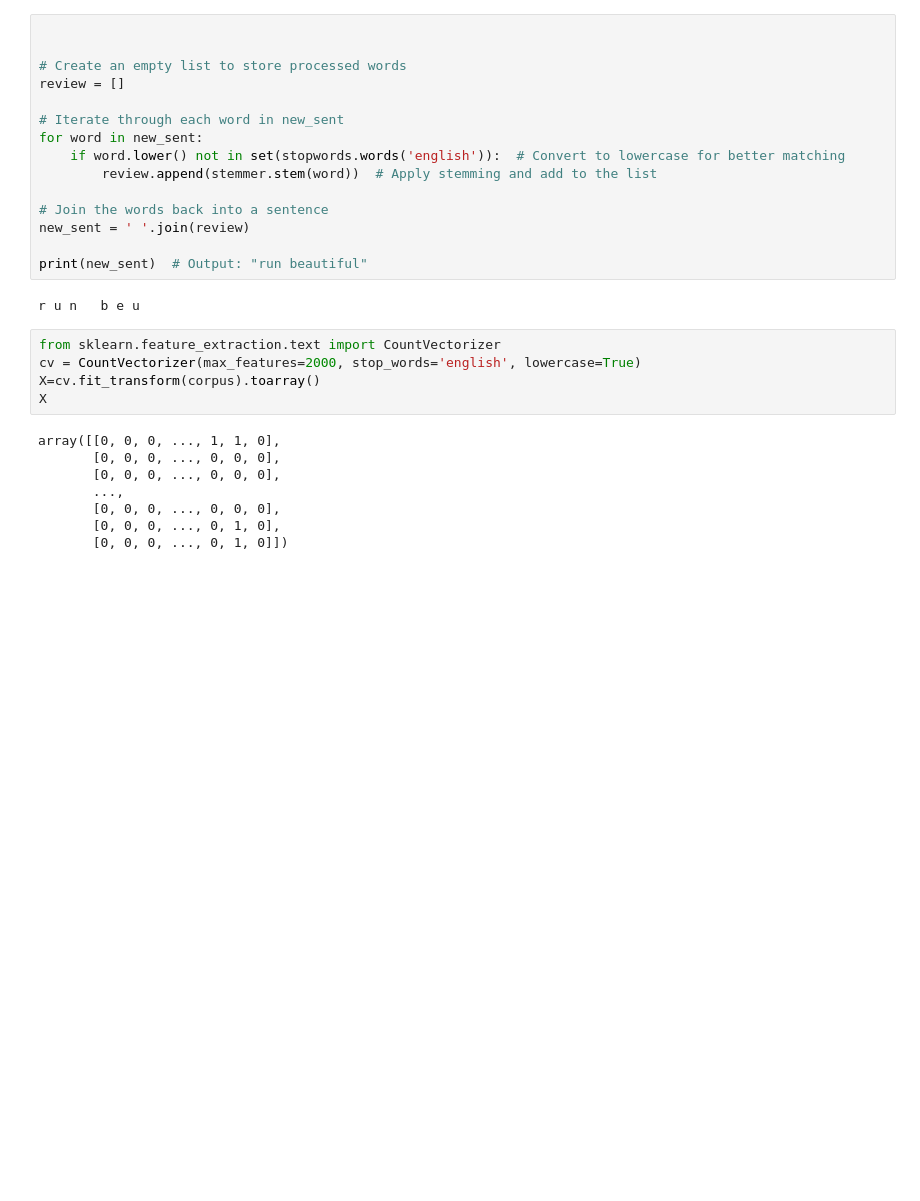
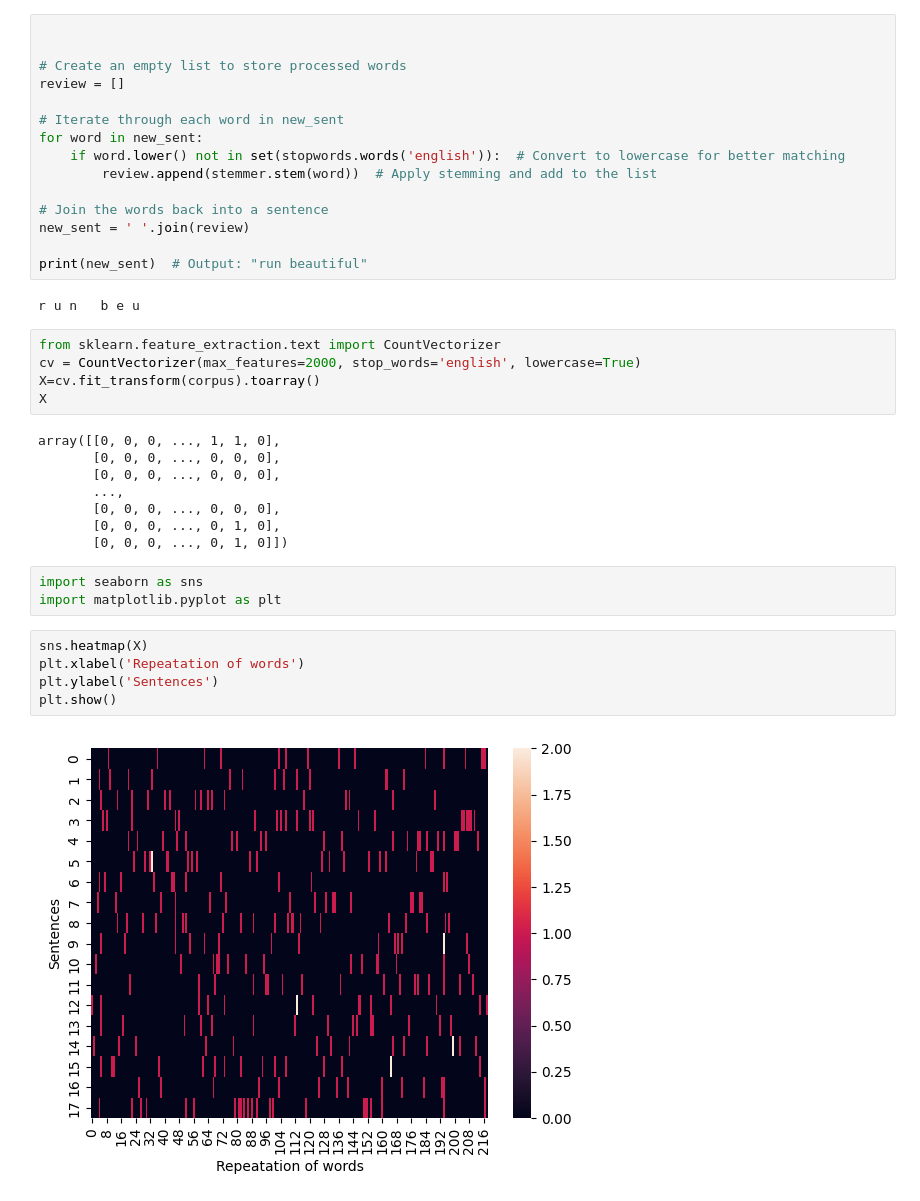
Before and after one commit to man0045/Natural_Language_Processing, a Jupyter notebook: BOW_Practice.ipynb, the cells around one changed output. Drawn from its saved outputs; the diff is of its cells as text; blank space fills up the shorter version.

```diff
--- a/BOW_Practice.ipynb
+++ b/BOW_Practice.ipynb
@@ -86,3 +86,13 @@ array([[0, 0, 0, ..., 1, 1, 0],
        [0, 0, 0, ..., 0, 0, 0],
        [0, 0, 0, ..., 0, 1, 0],
        [0, 0, 0, ..., 0, 1, 0]])
+# %%
+import seaborn as sns
+import matplotlib.pyplot as plt
+# %%
+sns.heatmap(X)
+plt.xlabel('Repeatation of words')
+plt.ylabel('Sentences')
+plt.show()
+# %% [output]
+[figure, added]
```
